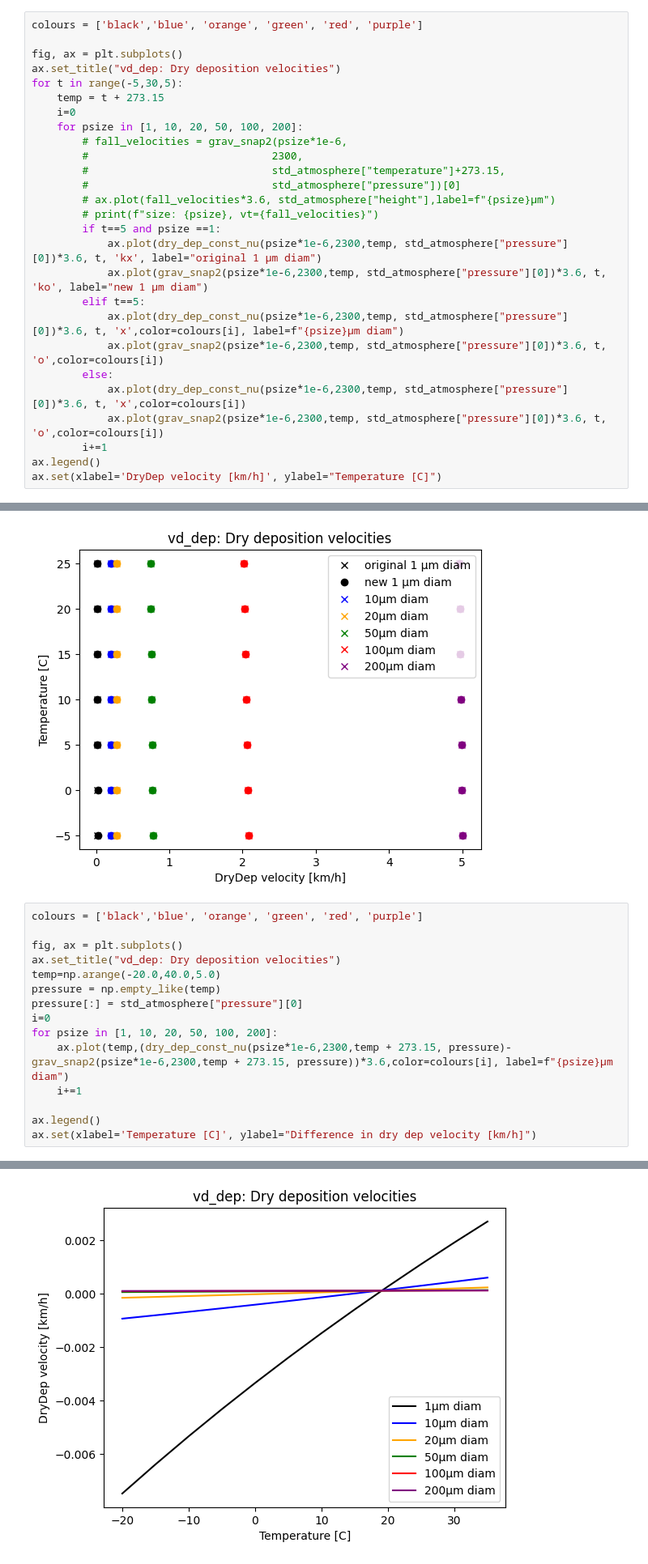
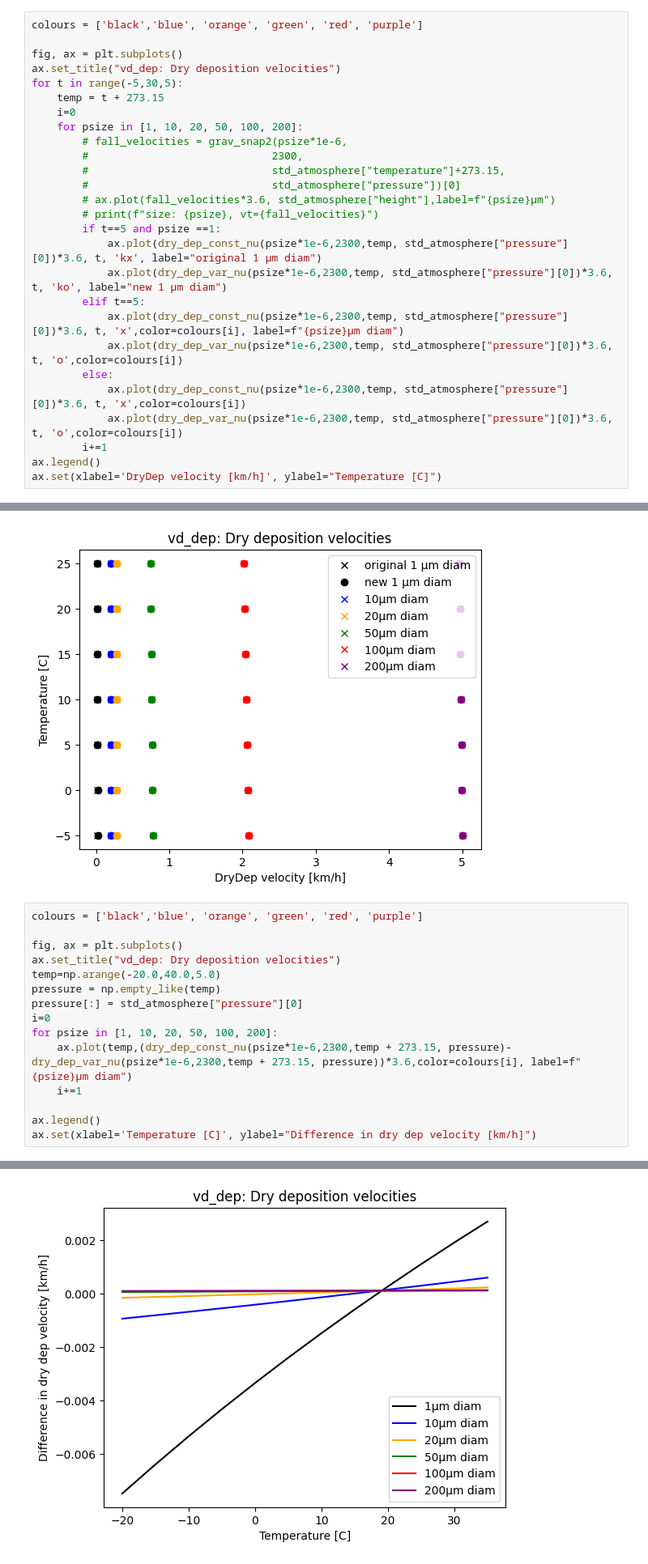
Before and after one commit to metno/snap, a Jupyter notebook: src/processes/grav_settling.ipynb, the cells around one changed output, grey strips where cells are left out. Shown at 81% size. Cells and saved outputs as stored; diff of their text form.

```diff
--- a/src/processes/grav_settling.ipynb
+++ b/src/processes/grav_settling.ipynb
@@ -541,13 +541,13 @@ for t in range(-5,30,5):
         # print(f"size: {psize}, vt={fall_velocities}")
         if t==5 and psize ==1:
             ax.plot(dry_dep_const_nu(psize*1e-6,2300,temp, std_atmosphere["pressure"][0])*3.6, t, 'kx', label="original 1 µm diam")
-            ax.plot(grav_snap2(psize*1e-6,2300,temp, std_atmosphere["pressure"][0])*3.6, t, 'ko', label="new 1 µm diam")
+            ax.plot(dry_dep_var_nu(psize*1e-6,2300,temp, std_atmosphere["pressure"][0])*3.6, t, 'ko', label="new 1 µm diam")
         elif t==5:
             ax.plot(dry_dep_const_nu(psize*1e-6,2300,temp, std_atmosphere["pressure"][0])*3.6, t, 'x',color=colours[i], label=f"{psize}µm diam")
-            ax.plot(grav_snap2(psize*1e-6,2300,temp, std_atmosphere["pressure"][0])*3.6, t, 'o',color=colours[i])
+            ax.plot(dry_dep_var_nu(psize*1e-6,2300,temp, std_atmosphere["pressure"][0])*3.6, t, 'o',color=colours[i])
         else:
             ax.plot(dry_dep_const_nu(psize*1e-6,2300,temp, std_atmosphere["pressure"][0])*3.6, t, 'x',color=colours[i])
-            ax.plot(grav_snap2(psize*1e-6,2300,temp, std_atmosphere["pressure"][0])*3.6, t, 'o',color=colours[i])
+            ax.plot(dry_dep_var_nu(psize*1e-6,2300,temp, std_atmosphere["pressure"][0])*3.6, t, 'o',color=colours[i])
         i+=1
 ax.legend()
 ax.set(xlabel='DryDep velocity [km/h]', ylabel="Temperature [C]")
@@ -564,7 +564,7 @@ pressure = np.empty_like(temp)
 pressure[:] = std_atmosphere["pressure"][0]
 i=0
 for psize in [1, 10, 20, 50, 100, 200]:
-    ax.plot(temp,(dry_dep_const_nu(psize*1e-6,2300,temp + 273.15, pressure)-grav_snap2(psize*1e-6,2300,temp + 273.15, pressure))*3.6,color=colours[i], label=f"{psize}µm diam")
+    ax.plot(temp,(dry_dep_const_nu(psize*1e-6,2300,temp + 273.15, pressure)-dry_dep_var_nu(psize*1e-6,2300,temp + 273.15, pressure))*3.6,color=colours[i], label=f"{psize}µm diam")
     i+=1
 
 ax.legend()
@@ -574,4 +575,4 @@ ax.set(xlabel='Temperature [C]', ylabel="Difference in dry dep velocity [km/h]")
-[figure, old version]
+[figure, new version]
 # %%
 colours = ['black','blue', 'orange', 'green', 'red', 'purple']
 
```
Also changed, not shown: parts of 2 cells of this notebook.
